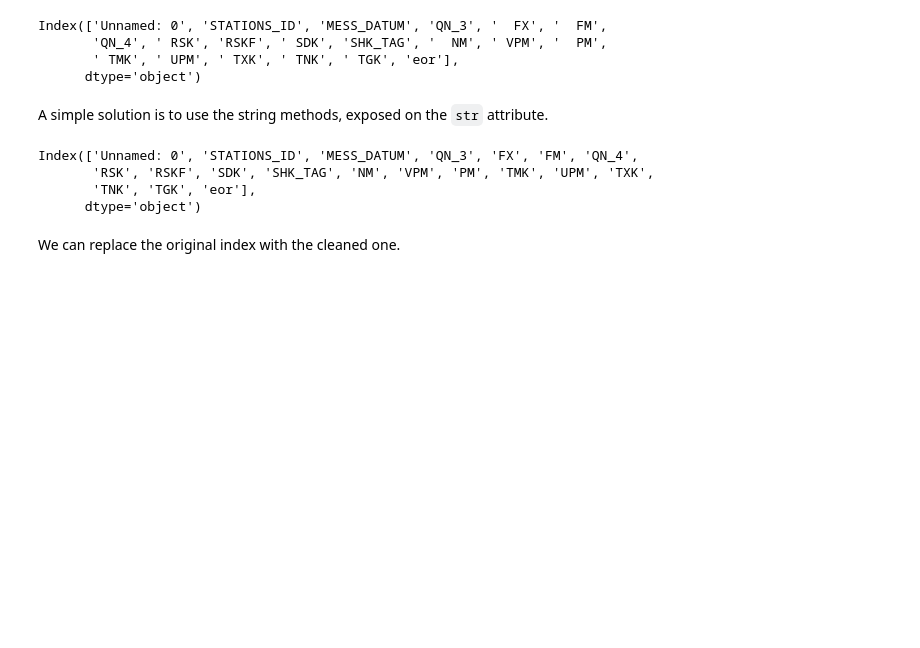
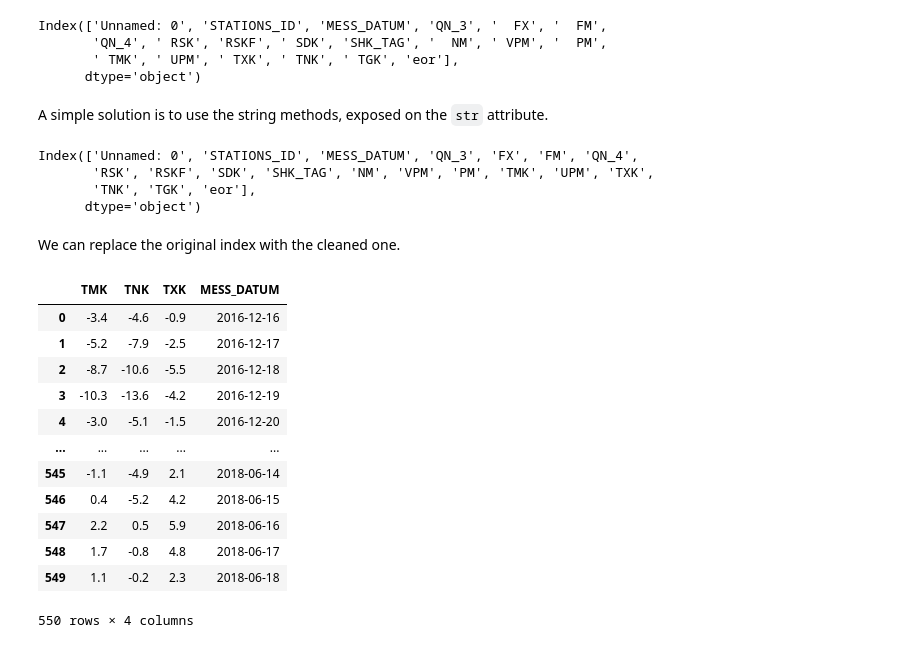
Before and after one commit to miku/pythonpath, a Jupyter notebook: notebooks/Pandas/05 Pandas Transform Data (on Load).ipynb, the cells around one changed output. Saved outputs shown, nothing was run; the diff lists cells and outputs as text; code cells hidden in the pictures; blank space fills up the shorter version.

```diff
--- a/notebooks/Pandas/05 Pandas Transform Data (on Load).ipynb
+++ b/notebooks/Pandas/05 Pandas Transform Data (on Load).ipynb
@@ -65,4 +65,20 @@ Index(['Unnamed: 0', 'STATIONS_ID', 'MESS_DATUM', 'QN_3', 'FX', 'FM', 'QN_4',
 We can replace the original index with the cleaned one.
 # %%
 df.columns = df.columns.str.strip()
+# %%
+df[["TMK", "TNK", "TXK", "MESS_DATUM"]]
+# %% [output]
+|  | TMK | TNK | TXK | MESS_DATUM |
+| 0 | -3.4 | -4.6 | -0.9 | 2016-12-16 |
+| 1 | -5.2 | -7.9 | -2.5 | 2016-12-17 |
+| 2 | -8.7 | -10.6 | -5.5 | 2016-12-18 |
+| 3 | -10.3 | -13.6 | -4.2 | 2016-12-19 |
+| 4 | -3.0 | -5.1 | -1.5 | 2016-12-20 |
+| ... | ... | ... | ... | ... |
+| 545 | -1.1 | -4.9 | 2.1 | 2018-06-14 |
+| 546 | 0.4 | -5.2 | 4.2 | 2018-06-15 |
+| 547 | 2.2 | 0.5 | 5.9 | 2018-06-16 |
+| 548 | 1.7 | -0.8 | 4.8 | 2018-06-17 |
+| 549 | 1.1 | -0.2 | 2.3 | 2018-06-18 |
+550 rows × 4 columns
 # %%
```
Also changed, not shown: parts of 1 cell of this notebook, 15 other files.
